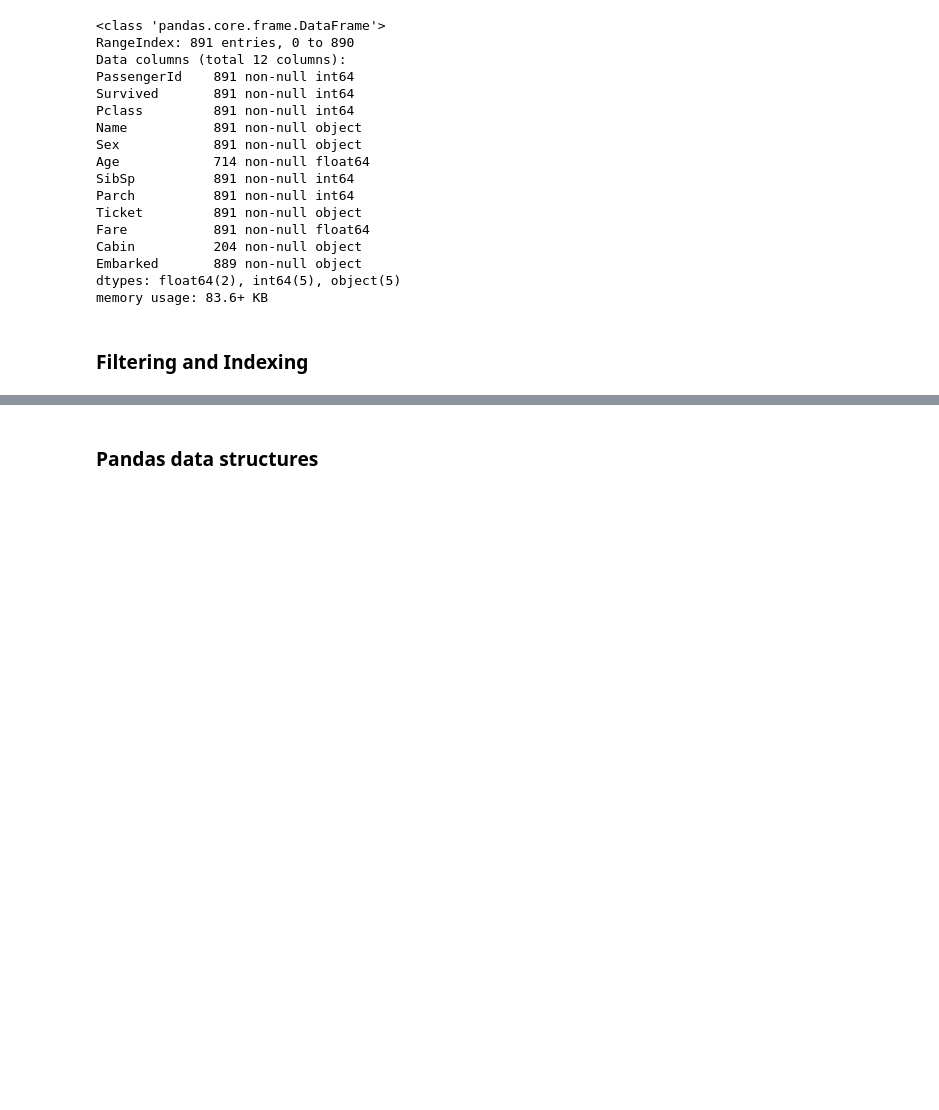
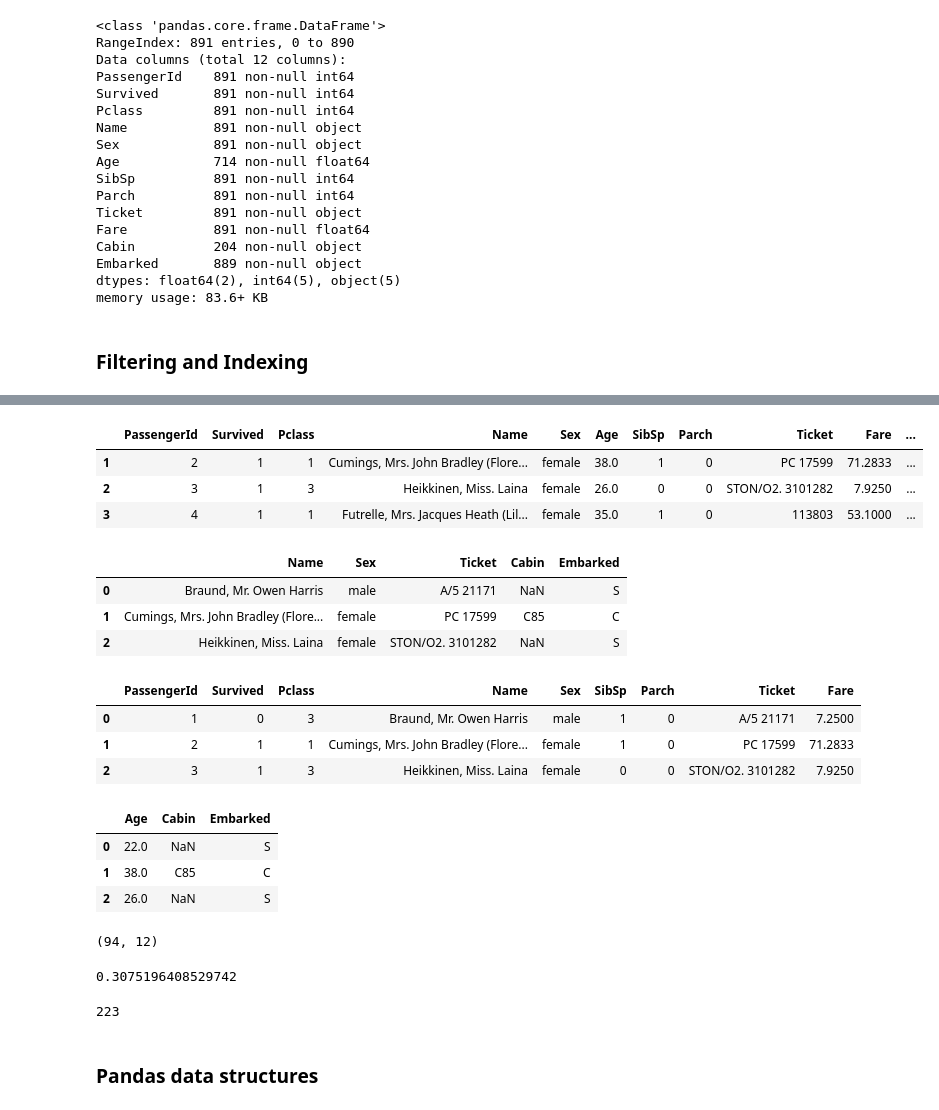
Before and after one commit to groverpr/learn_python_libraries, a Jupyter notebook: pandas/pandas_cheatsheet.ipynb, the cells around one changed output, grey strips where cells are left out. Cells and saved outputs as stored; diff of their text form; code cells hidden in the pictures; blank space fills up the shorter version.

```diff
--- a/pandas/pandas_cheatsheet.ipynb
+++ b/pandas/pandas_cheatsheet.ipynb
@@ -110,3 +153,51 @@ memory usage: 83.6+ KB
+# %%
+# select rows with either sex as female or Pclass as 1
+df[(df.Sex == 'female') | (df.iloc[:,2] == 1) ].iloc[:3] # () are important
+# %% [output]
+|  | PassengerId | Survived | Pclass | Name | Sex | Age | SibSp | Parch | Ticket | Fare | ... |
+| 1 | 2 | 1 | 1 | Cumings, Mrs. John Bradley (Flore... | female | 38.0 | 1 | 0 | PC 17599 | 71.2833 | ... |
+| 2 | 3 | 1 | 3 | Heikkinen, Miss. Laina | female | 26.0 | 0 | 0 | STON/O2. 3101282 | 7.9250 | ... |
+| 3 | 4 | 1 | 1 | Futrelle, Mrs. Jacques Heath (Lil... | female | 35.0 | 1 | 0 | 113803 | 53.1000 | ... |
+# %%
+# first 3 rows of gives all columns which have all string values or all int > 1 values
+df.loc[:,(df > 1).all()][:3]
+# %% [output]
+|  | Name | Sex | Ticket | Cabin | Embarked |
+| 0 | Braund, Mr. Owen Harris | male | A/5 21171 | NaN | S |
+| 1 | Cumings, Mrs. John Bradley (Flore... | female | PC 17599 | C85 | C |
+| 2 | Heikkinen, Miss. Laina | female | STON/O2. 3101282 | NaN | S |
+# %%
+# first 3 rows of all columns which have all not null values
+df.loc[:,(df.notnull().all() )][:3]
+# %% [output]
+|  | PassengerId | Survived | Pclass | Name | Sex | SibSp | Parch | Ticket | Fare |
+| 0 | 1 | 0 | 3 | Braund, Mr. Owen Harris | male | 1 | 0 | A/5 21171 | 7.2500 |
+| 1 | 2 | 1 | 1 | Cumings, Mrs. John Bradley (Flore... | female | 1 | 0 | PC 17599 | 71.2833 |
+| 2 | 3 | 1 | 3 | Heikkinen, Miss. Laina | female | 0 | 0 | STON/O2. 3101282 | 7.9250 |
+# %%
+# first 3 rows of all columns which have atleast 1 null value
+df.loc[:, df.isnull().any()][:3]
+# %% [output]
+|  | Age | Cabin | Embarked |
+| 0 | 22.0 | NaN | S |
+| 1 | 38.0 | C85 | C |
+| 2 | 26.0 | NaN | S |
+# %%
+df[(df.iloc[:,2] == 1) & (df.Sex == 'female')].shape
+# %% [output]
+(94, 12)
+# %%
+# fraction of males with Age > 25, df.shape[0] -> number of rows
+
+sum((df.Age > 25) & (df.Sex == 'male'))/df.shape[0]
+# %% [output]
+0.3075196408529742
+# %%
+# number of people who survived and were not in class 3
+
+sum((df.Survived != 0) & (~(df.Pclass == 3)) )
+# %% [output]
+223
 # %% [markdown]
 ### Pandas data structures
 # %% [markdown]
```
Also changed, not shown: parts of 10 cells of this notebook.
